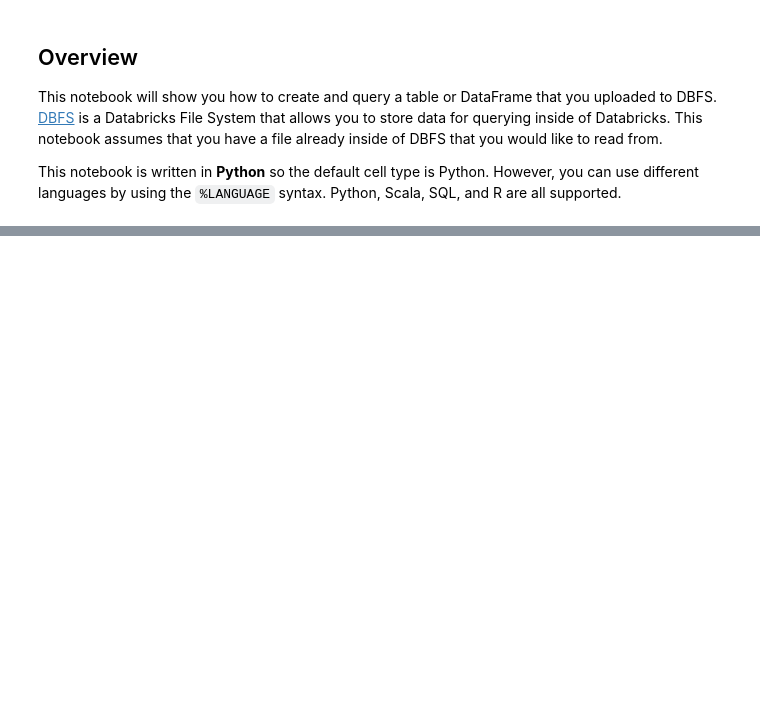
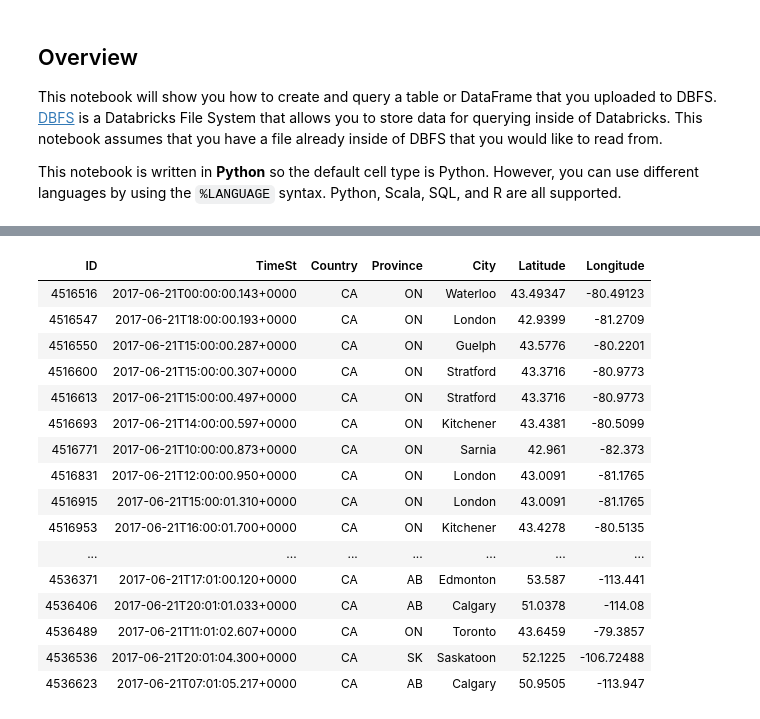
Before and after one commit to mptcloud/ws-data-spark, a Jupyter notebook: notebooks/databricks_spark/pyspark_solution_analysis.ipynb, the cells around one changed output, grey strips where cells are left out. Saved outputs shown, nothing was run; the diff lists cells and outputs as text; code cells hidden in the pictures; blank space fills up the shorter version.

```diff
--- a/notebooks/databricks_spark/pyspark_solution_analysis.ipynb
+++ b/notebooks/databricks_spark/pyspark_solution_analysis.ipynb
@@ -57,3 +67,23 @@ data_df.show(5)
+# %%
+display(data_df)
+# %% [output]
+| ID | TimeSt | Country | Province | City | Latitude | Longitude |
+| 4516516 | 2017-06-21T00:00:00.143+0000 | CA | ON | Waterloo | 43.49347 | -80.49123 |
+| 4516547 | 2017-06-21T18:00:00.193+0000 | CA | ON | London | 42.9399 | -81.2709 |
+| 4516550 | 2017-06-21T15:00:00.287+0000 | CA | ON | Guelph | 43.5776 | -80.2201 |
+| 4516600 | 2017-06-21T15:00:00.307+0000 | CA | ON | Stratford | 43.3716 | -80.9773 |
+| 4516613 | 2017-06-21T15:00:00.497+0000 | CA | ON | Stratford | 43.3716 | -80.9773 |
+| 4516693 | 2017-06-21T14:00:00.597+0000 | CA | ON | Kitchener | 43.4381 | -80.5099 |
+| 4516771 | 2017-06-21T10:00:00.873+0000 | CA | ON | Sarnia | 42.961 | -82.373 |
+| 4516831 | 2017-06-21T12:00:00.950+0000 | CA | ON | London | 43.0091 | -81.1765 |
+| 4516915 | 2017-06-21T15:00:01.310+0000 | CA | ON | London | 43.0091 | -81.1765 |
+| 4516953 | 2017-06-21T16:00:01.700+0000 | CA | ON | Kitchener | 43.4278 | -80.5135 |
+| ... | ... | ... | ... | ... | ... | ... |
+| 4536371 | 2017-06-21T17:01:00.120+0000 | CA | AB | Edmonton | 53.587 | -113.441 |
+| 4536406 | 2017-06-21T20:01:01.033+0000 | CA | AB | Calgary | 51.0378 | -114.08 |
+| 4536489 | 2017-06-21T11:01:02.607+0000 | CA | ON | Toronto | 43.6459 | -79.3857 |
+| 4536536 | 2017-06-21T20:01:04.300+0000 | CA | SK | Saskatoon | 52.1225 | -106.72488 |
+| 4536623 | 2017-06-21T07:01:05.217+0000 | CA | AB | Calgary | 50.9505 | -113.947 |
 # %%
 poi_df_filtered = poi_df.dropDuplicates(['Latitude', 'Longitude'])
 
```
Also changed, not shown: parts of 16 cells of this notebook, 1 other file.
